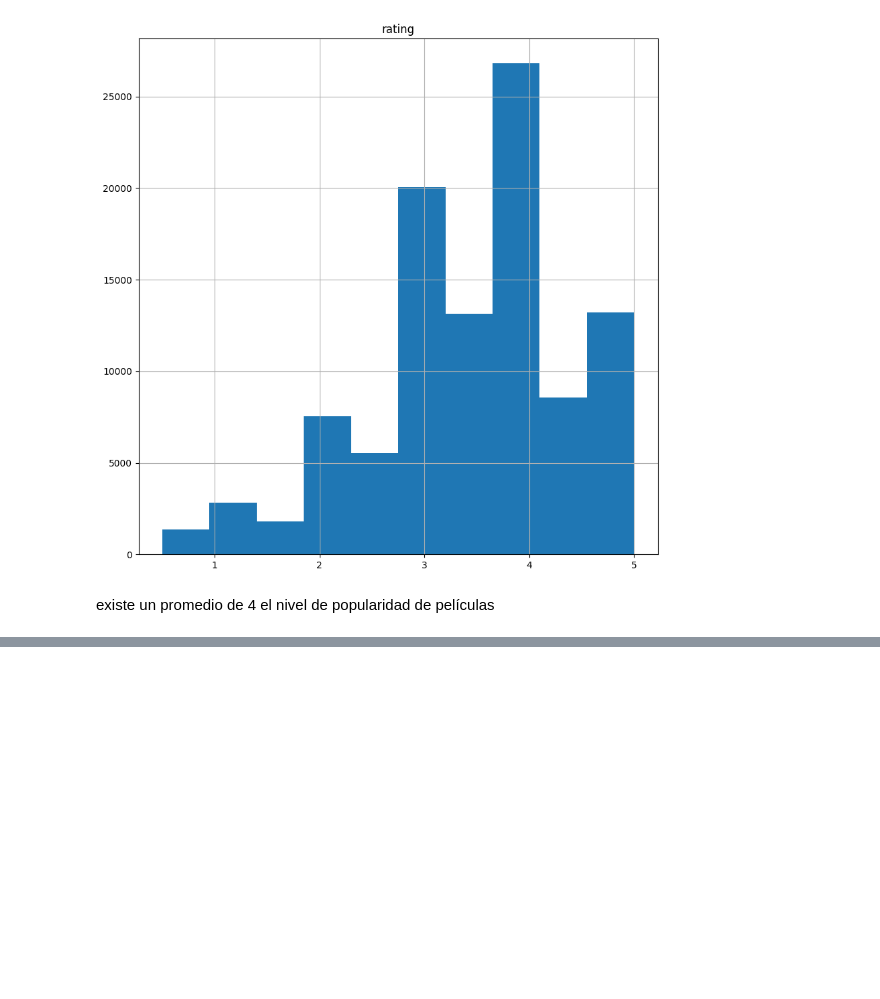
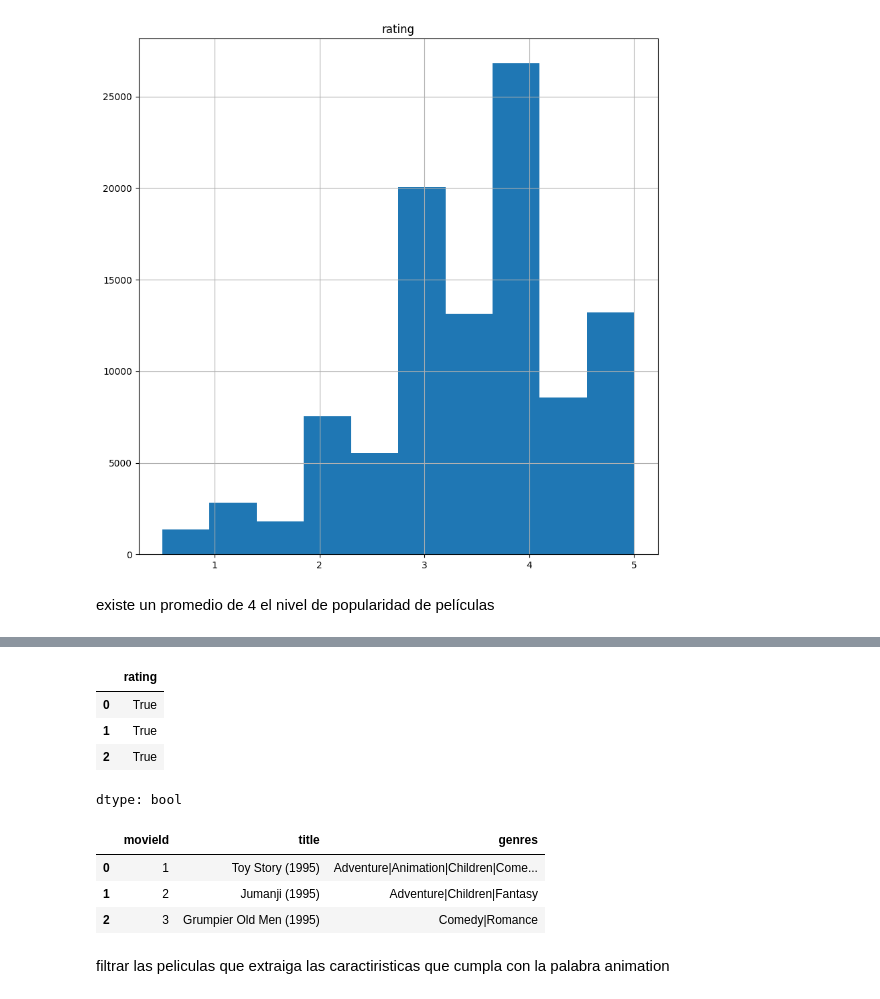
Before and after one commit to maribelalay18/-Artificial-Intelligence, a Jupyter notebook: martes03_diciembre2024.ipynb, the cells around one changed output, grey strips where cells are left out. Drawn from its saved outputs; the diff is of its cells as text; code cells hidden in the pictures; blank space fills up the shorter version.

```diff
--- a/martes03_diciembre2024.ipynb
+++ b/martes03_diciembre2024.ipynb
@@ -113,0 +224,5 @@ existe un promedio de 4 el nivel de popularidad de películas
+# %%
+is_highly_rated = ratings['rating']>=4.0
+print(type(is_highly_rated))
+print(is_highly_rated.shape)
+print(is_highly_rated.head(10))
@@ -113,0 +243,17 @@ existe un promedio de 4 el nivel de popularidad de películas
+# %%
+is_highly_rated.head(3)
+# %% [output]
+|  | rating |
+| 0 | True |
+| 1 | True |
+| 2 | True |
+dtype: bool
+# %%
+movies.head(3)
+# %% [output]
+|  | movieId | title | genres |
+| 0 | 1 | Toy Story (1995) | Adventure|Animation|Children|Come... |
+| 1 | 2 | Jumanji (1995) | Adventure|Children|Fantasy |
+| 2 | 3 | Grumpier Old Men (1995) | Comedy|Romance |
+# %% [markdown]
+filtrar las peliculas que extraiga las caractiristicas que cumpla con la palabra animation
```
Also changed, not shown: parts of 18 cells of this notebook.
